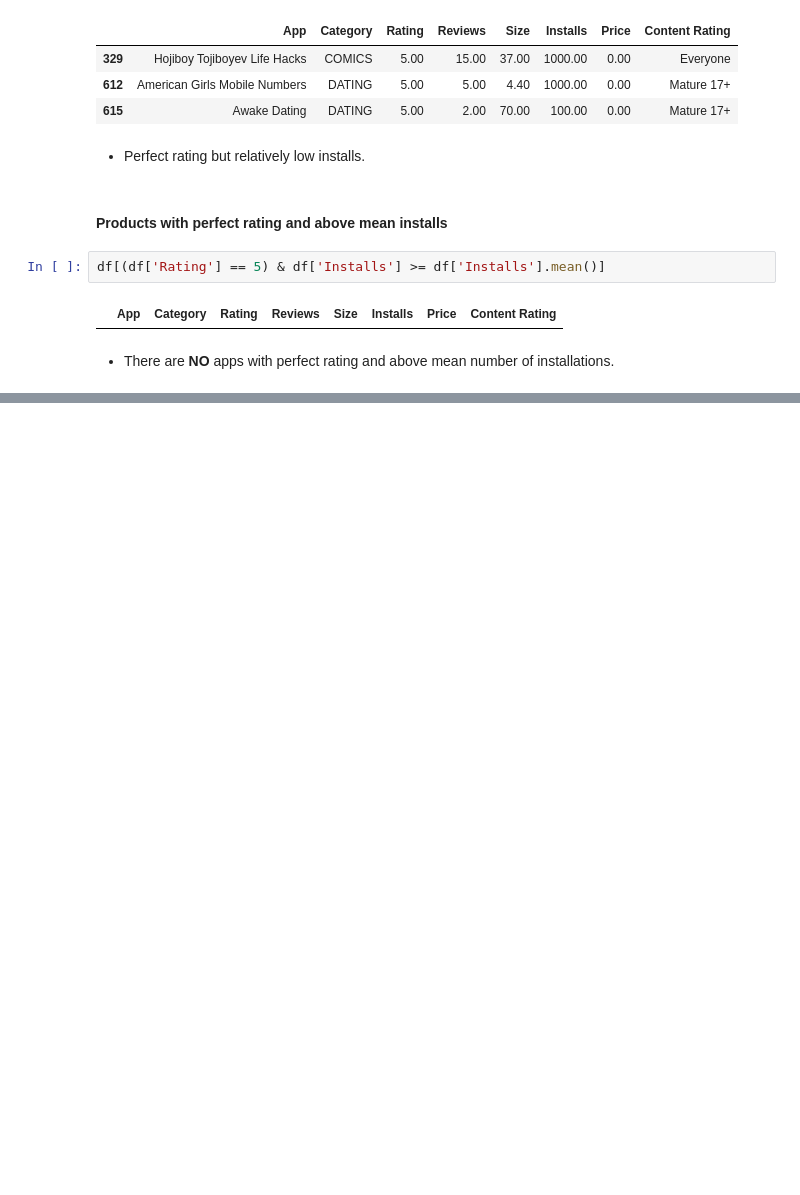
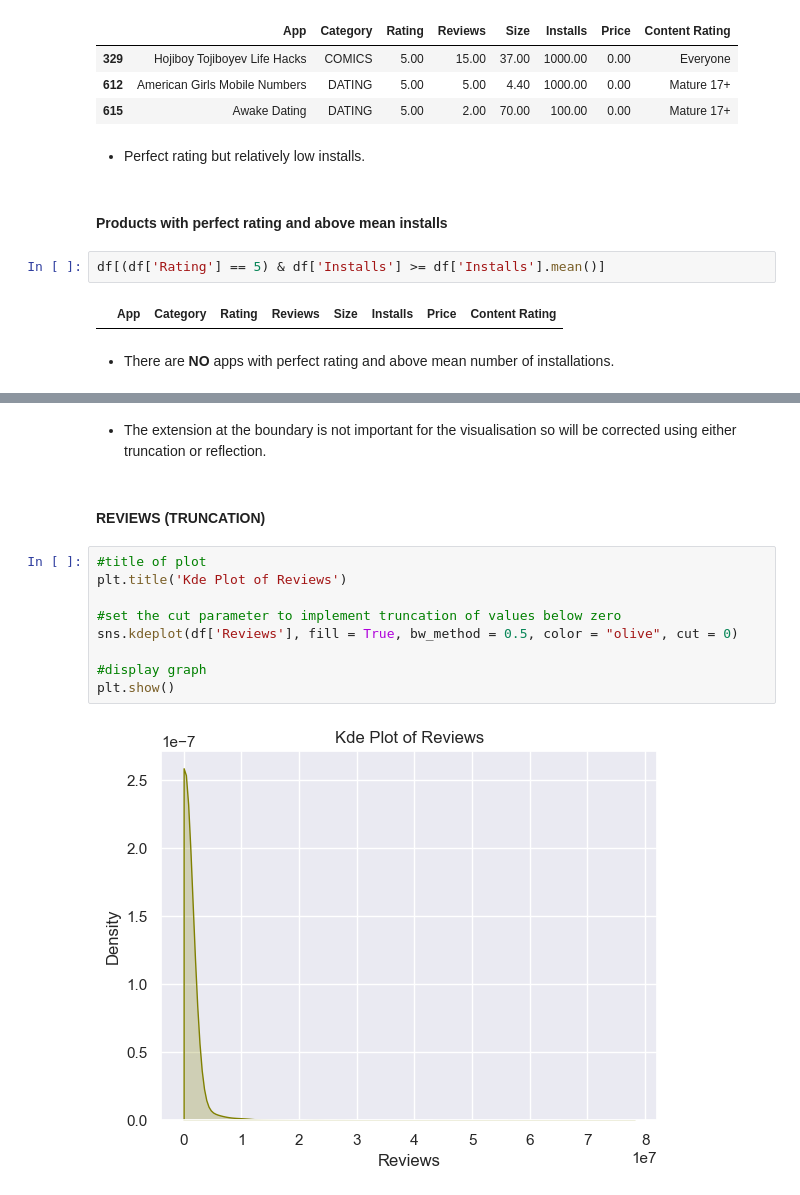
Before and after one commit to RitiGawade/Google-Play-Store, a Jupyter notebook: Data_Visualization.ipynb, the cells around one changed output, grey strips where cells are left out. Saved outputs shown, nothing was run; the diff lists cells and outputs as text; blank space fills up the shorter version.

```diff
--- a/Data_Visualization.ipynb
+++ b/Data_Visualization.ipynb
@@ -352,0 +388,15 @@ df[(df['Rating'] == 5) & df['Installs'] >= df['Installs'].mean()]
+# %% [markdown]
+- The extension at the boundary is not important for the visualisation so will be corrected using either truncation or reflection.
+# %% [markdown]
+#### REVIEWS (TRUNCATION)
+# %%
+#title of plot
+plt.title('Kde Plot of Reviews')
+
+#set the cut parameter to implement truncation of values below zero
+sns.kdeplot(df['Reviews'], fill = True, bw_method = 0.5, color = "olive", cut = 0)
+
+#display graph
+plt.show()
+# %% [output]
+[figure, added]
```
Also changed, not shown: parts of 30 cells of this notebook.
